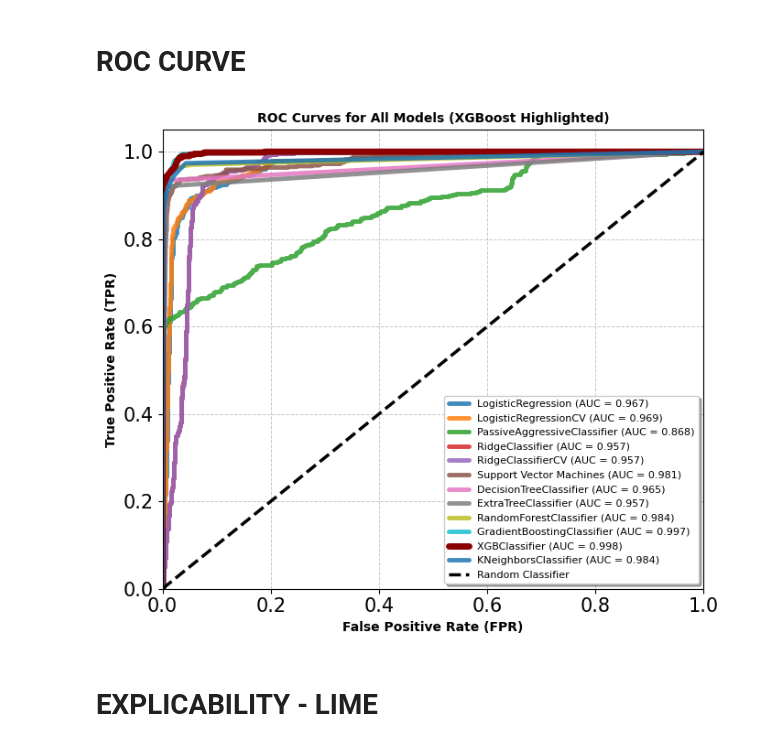
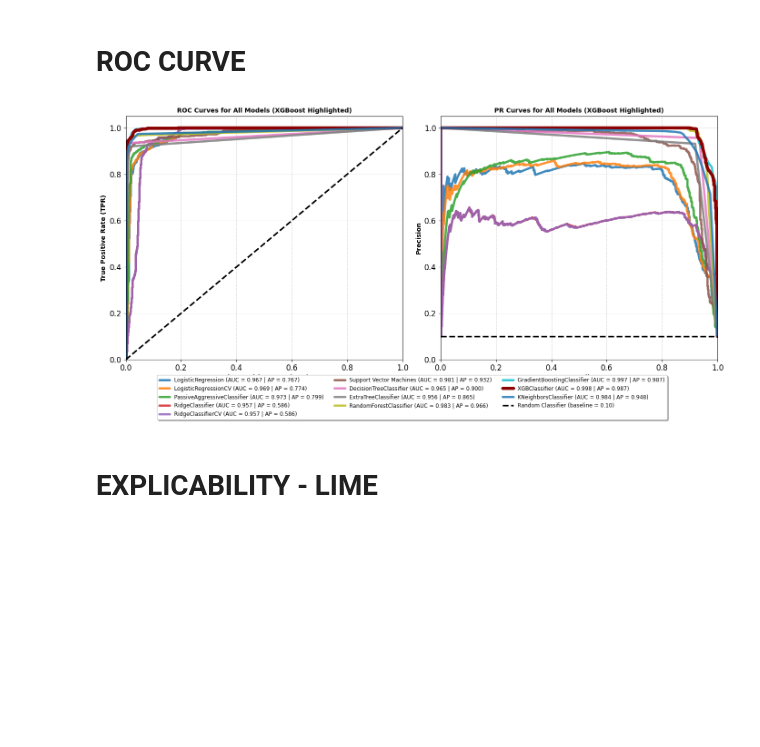
Before and after one commit to j3les-0/DDoS-XAI-Detection, a Jupyter notebook: XAI_DDoS.ipynb, the cells around one changed output. Drawn from its saved outputs; the diff is of its cells as text; code cells hidden in the pictures; blank space fills up the shorter version.

```diff
--- a/XAI_DDoS.ipynb
+++ b/XAI_DDoS.ipynb
@@ -621,54 +628,112 @@ plt.close(fig)
 # %% [markdown]
 # **ROC CURVE**
 # %%
-plt.figure(figsize=(7, 6))
+fig, axes = plt.subplots(1, 2, figsize=(14, 6))
 
+legend_handles = []
+legend_labels = []
+
+# ROC Curve
+
+ax1 = axes[0]
 for name, model in models.items():
     if hasattr(model, "predict_proba"):
         try:
             y_scores = model.predict_proba(X_test_scaled)[:, 1]
         except:
             continue
     elif hasattr(model, "decision_function"):
         try:
             y_scores = model.decision_function(X_test_scaled)
         except:
             continue
     else:
         continue
 
     fpr, tpr, _ = roc_curve(y_test, y_scores)
     roc_auc = auc(fpr, tpr)
 
+    precision, recall, _ = precision_recall_curve(y_test, y_scores)
+    pr_auc = average_precision_score(y_test, y_scores)
+
     if name == 'XGBClassifier':
-        plt.plot(fpr, tpr, color='darkred', lw=5, linestyle='-',
-                 label=f'{name} (AUC = {roc_auc:.3f})', solid_capstyle='round')
+        line, = ax1.plot(fpr, tpr, color='darkred', lw=5, linestyle='-',
+                         solid_capstyle='round')
     else:
-        plt.plot(fpr, tpr, lw=3.5, linestyle='-', alpha=0.85,
-                 label=f'{name} (AUC = {roc_auc:.3f})', solid_capstyle='round')
+        line, = ax1.plot(fpr, tpr, lw=3.5, linestyle='-', alpha=0.85,
+                         solid_capstyle='round')
 
-plt.plot([0, 1], [0, 1], color='black', lw=2.5, linestyle='--', label='Random Classifier')
+    legend_handles.append(line)
+    legend_labels.append(f'{name} (AUC = {roc_auc:.3f} | AP = {pr_auc:.3f})')
 
-plt.xlim([0.0, 1.0])
-plt.ylim([0.0, 1.05])
+roc_baseline, = ax1.plot([0, 1], [0, 1], color='black', lw=2.5, linestyle='--')
+ax1.set_xlim([0.0, 1.0])
+ax1.set_ylim([0.0, 1.05])
+ax1.set_xlabel('False Positive Rate (FPR)', fontsize=10, fontweight='bold')
+ax1.set_ylabel('True Positive Rate (TPR)', fontsize=10, fontweight='bold')
+ax1.set_title('ROC Curves for All Models (XGBoost Highlighted)', fontsize=10, fontweight='bold')
+ax1.grid(True, linestyle='--', linewidth=0.7, alpha=0.7)
+ax1.tick_params(axis='both', labelsize=12)
 
-plt.xlabel('False Positive Rate (FPR)', fontsize=10, fontweight='bold')
-plt.ylabel('True Positive Rate (TPR)', fontsize=10, fontweight='bold')
-plt.title('ROC Curves for All Models (XGBoost Highlighted)', fontsize=10, fontweight='bold')
 
-plt.legend(loc="lower right", fontsize=8, frameon=True, shadow=True)
 
-plt.grid(True, linestyle='--', linewidth=0.7, alpha=0.7)
+# PR Curve
 
-plt.xticks(fontsize=15)
-plt.yticks(fontsize=15)
+ax2 = axes[1]
+baseline = y_test.sum() / len(y_test)
+
+for name, model in models.items():
+    if hasattr(model, "predict_proba"):
+        try:
+            y_scores = model.predict_proba(X_test_scaled)[:, 1]
+        except:
+            continue
+    elif hasattr(model, "decision_function"):
+        try:
+            y_scores = model.decision_function(X_test_scaled)
+        except:
+            continue
+    else:
+        continue
+
+    precision, recall, _ = precision_recall_curve(y_test, y_scores)
+
+    if name == 'XGBClassifier':
+        ax2.plot(recall, precision, color='darkred', lw=5, linestyle='-',
+                 solid_capstyle='round')
+    else:
+        ax2.plot(recall, precision, lw=3.5, linestyle='-', alpha=0.85,
+                 solid_capstyle='round')
+
+pr_baseline = ax2.axhline(y=baseline, color='black', lw=2.5, linestyle='--')
+ax2.set_xlim([0.0, 1.0])
+ax2.set_ylim([0.0, 1.05])
+ax2.set_xlabel('Recall', fontsize=10, fontweight='bold')
+ax2.set_ylabel('Precision', fontsize=10, fontweight='bold')
+ax2.set_title('PR Curves for All Models (XGBoost Highlighted)', fontsize=10, fontweight='bold')
+ax2.grid(True, linestyle='--', linewidth=0.7, alpha=0.7)
+ax2.tick_params(axis='both', labelsize=12)
+
+# ── Shared legend below both plots ────────────────────────────────
+legend_handles.append(roc_baseline)
+legend_labels.append(f'Random Classifier (baseline = {baseline:.2f})')
+
+fig.legend(
+    legend_handles, legend_labels,
+    loc='lower center',
+    ncol=3,
+    fontsize=8.5,
+    frameon=True,
+    shadow=True,
+    bbox_to_anchor=(0.5, -0.18)
+)
 
 plt.tight_layout()
-
+plt.subplots_adjust(bottom=0.05)  # make room for the legend
 plt.show()
 plt.close()
 # %% [output]
-[figure, old version]
+[figure, new version]
 # %% [markdown]
 # **EXPLICABILITY - LIME**
 # %%
```
Also changed, not shown: parts of 4 cells of this notebook.
